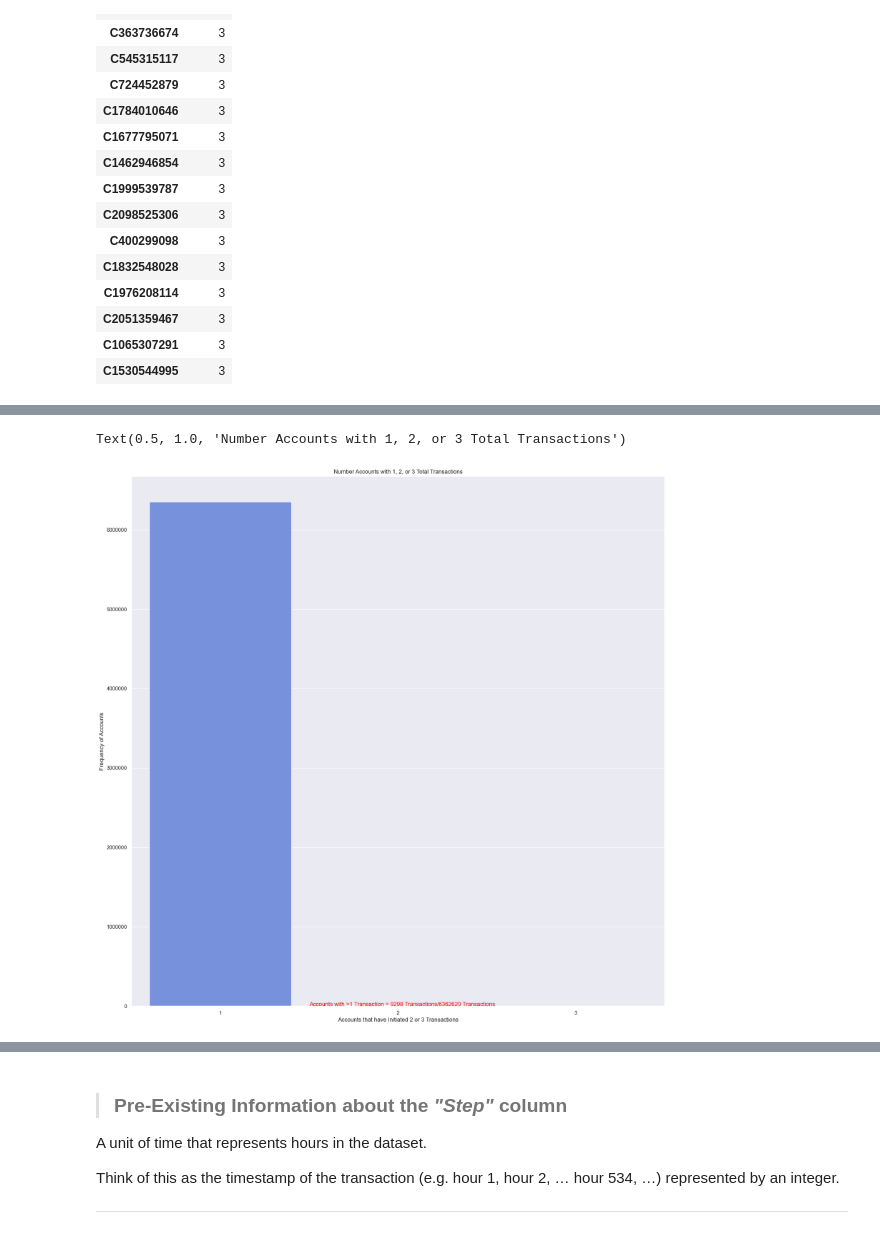
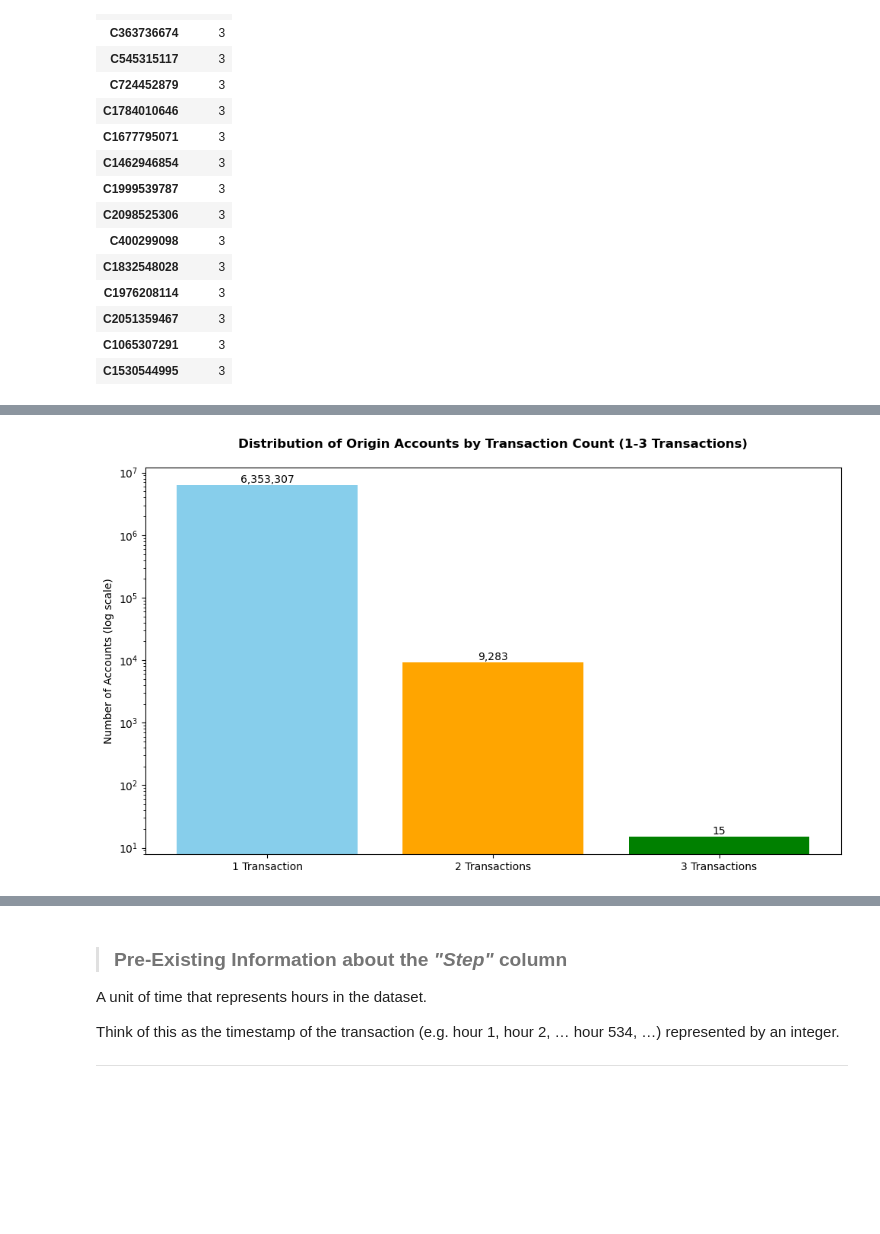
Before and after one commit to thetechleila/Financial-Fraud-Detection-Model, a Jupyter notebook: code/eda.ipynb, the cells around one changed output, grey strips where cells are left out. Cells and saved outputs as stored; diff of their text form; code cells hidden in the pictures; blank space fills up the shorter version.

```diff
--- a/code/eda.ipynb
+++ b/code/eda.ipynb
@@ -369,19 +420,33 @@ plt.show()
-# %%
-#Create count plot to visualize accounts transaction frequency by number of transactions
-
-#This plot will display accounts with 1, 2, and 3 total transactions in one place
-plt.figure(figsize= (20, 20))
-sns.set(palette = "coolwarm", style= "darkgrid")
-sns.countplot(data = df, x= acct_frequency)
-
-plt.text (x=.5, y=.5, s="Accounts with >1 Transaction = 9298 Transactions/6362620 Transactions", fontsize=12, color = "red")
-plt.xlabel('Accounts that have Initiated 2 or 3 Transactions')
-plt.ylabel("Frequency of Accounts")
-
-#Remove scientific notation from y axis
-plt.gcf().axes[0].yaxis.get_major_formatter().set_scientific(False)
-plt.title( 'Number Accounts with 1, 2, or 3 Total Transactions')
-# %% [output]
-Text(0.5, 1.0, 'Number Accounts with 1, 2, or 3 Total Transactions')
-[figure, removed]
+# %%
+#Visualize accounts with 1, 2, or 3 transactions
+
+# Transaction count data as a dictionary
+transaction_counts = {
+    "1 Transaction": 6_353_307,
+    "2 Transactions": 9_283,
+    "3 Transactions": 15
+}
+
+# Prepare data for bar plot
+labels = list(transaction_counts.keys())
+values = list(transaction_counts.values())
+
+# Plot
+plt.figure(figsize=(10, 6))
+bars = plt.bar(labels, values, color=['skyblue', 'orange', 'green'])
+
+# Log scale to visualize all values
+plt.yscale('log')
+plt.ylabel('Number of Accounts (log scale)')
+plt.title('Distribution of Origin Accounts by Transaction Count (1-3 Transactions)\n', weight='bold')
+
+# Add value labels on top of bars
+for bar, value in zip(bars, values):
+    plt.text(bar.get_x() + bar.get_width() / 2, value, f'{value:,}',
+             ha='center', va='bottom', fontsize=10)
+
+plt.tight_layout()
+plt.show()
+# %% [output]
+[figure, added]
 # %% [markdown]
```
Also changed, not shown: parts of 33 cells of this notebook, 13 other files.
